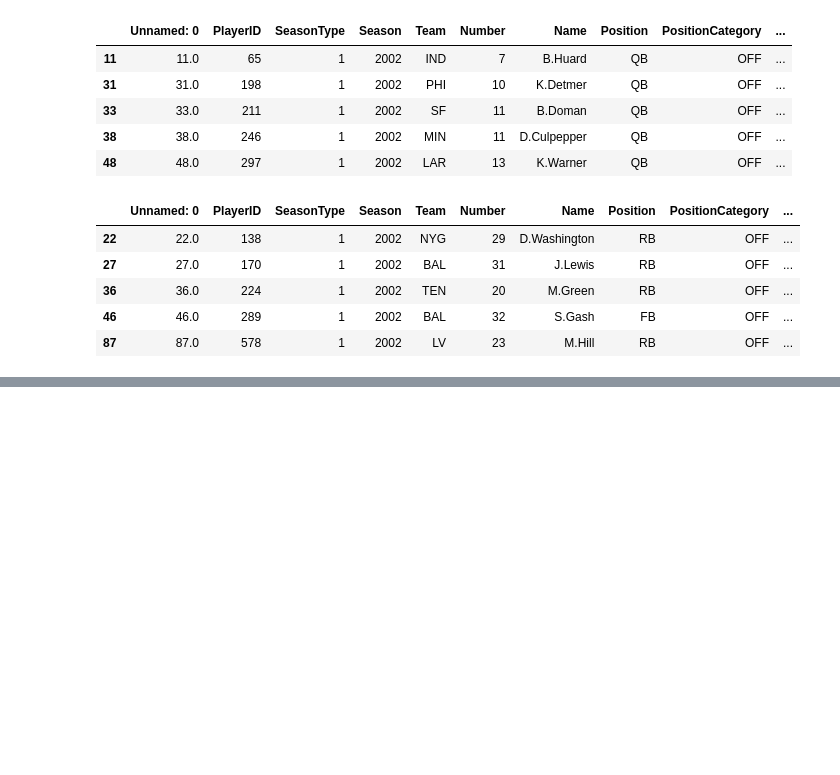
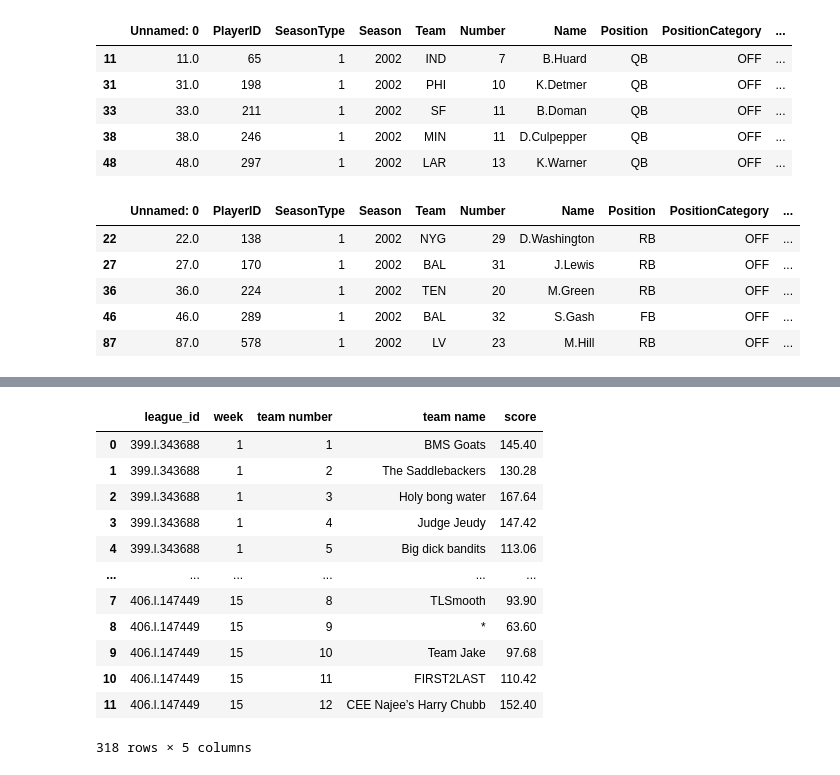
Before and after one commit to ffb-optimal-draft/ffb-draft-strategy, a Jupyter notebook: ian_explore.ipynb, the cells around one changed output, grey strips where cells are left out. Saved outputs shown, nothing was run; the diff lists cells and outputs as text; code cells hidden in the pictures; blank space fills up the shorter version.

```diff
--- a/ian_explore.ipynb
+++ b/ian_explore.ipynb
@@ -210,0 +402,34 @@ week_data
+# %%
+for i in range(1,16):
+    team_name = []
+    scores = []
+    week = []
+    team_num = []
+    num = 0
+    for key in data['406.l.147449']['Madison\'s Finest'][f'Week_{i}']:
+        for name in data['406.l.147449']['Madison\'s Finest'][f'Week_{i}'][key]:
+            num += 1
+            team_num.append(num)
+            week.append(i)
+            team_name.append(name)
+            scores.append(data['406.l.147449']['Madison\'s Finest'][f'Week_{i}'][key][name])
+
+    df1 = pd.DataFrame({'league_id':'406.l.147449','week':i,'team number':team_num,
+                  'team name':team_name,'score':scores})
+    df = df.append(df1)
+# %%
+df
+# %% [output]
+|  | league_id | week | team number | team name | score |
+| 0 | 399.l.343688 | 1 | 1 | BMS Goats | 145.40 |
+| 1 | 399.l.343688 | 1 | 2 | The Saddlebackers | 130.28 |
+| 2 | 399.l.343688 | 1 | 3 | Holy bong water | 167.64 |
+| 3 | 399.l.343688 | 1 | 4 | Judge Jeudy | 147.42 |
+| 4 | 399.l.343688 | 1 | 5 | Big dick bandits | 113.06 |
+| ... | ... | ... | ... | ... | ... |
+| 7 | 406.l.147449 | 15 | 8 | TLSmooth | 93.90 |
+| 8 | 406.l.147449 | 15 | 9 | * | 63.60 |
+| 9 | 406.l.147449 | 15 | 10 | Team Jake | 97.68 |
+| 10 | 406.l.147449 | 15 | 11 | FIRST2LAST | 110.42 |
+| 11 | 406.l.147449 | 15 | 12 | CEE Najee’s Harry Chubb | 152.40 |
+318 rows × 5 columns
```
Also changed, not shown: parts of 43 cells of this notebook, 4 other files.
